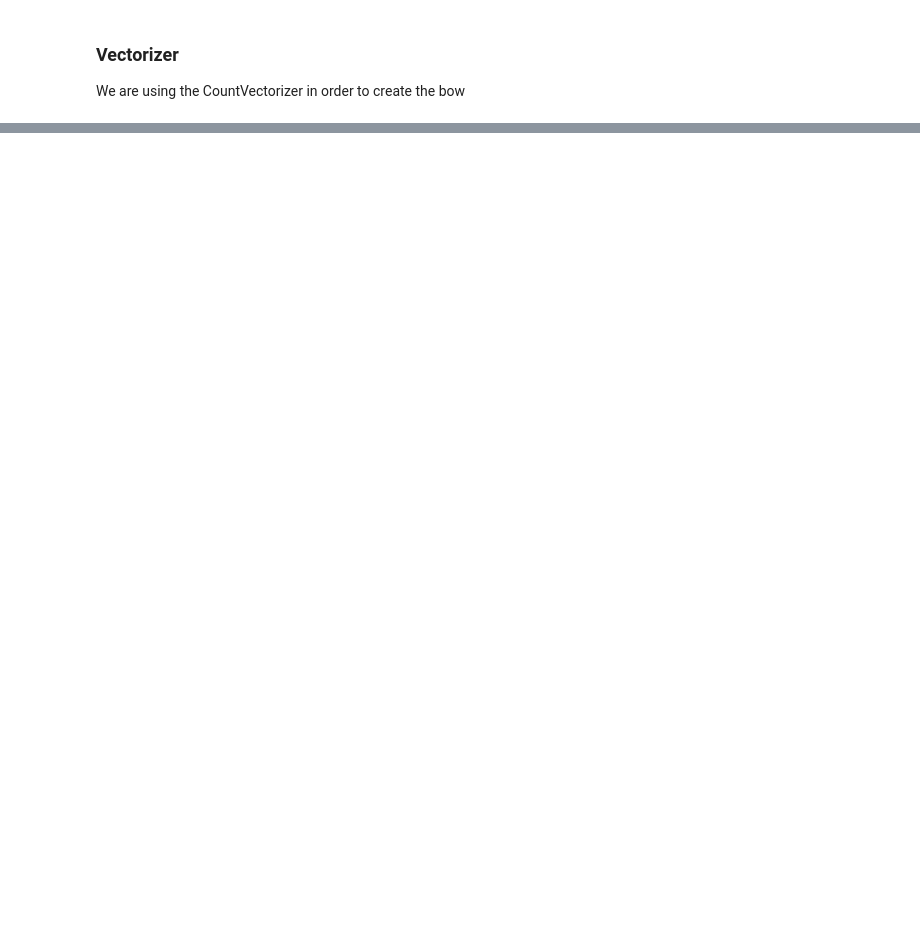
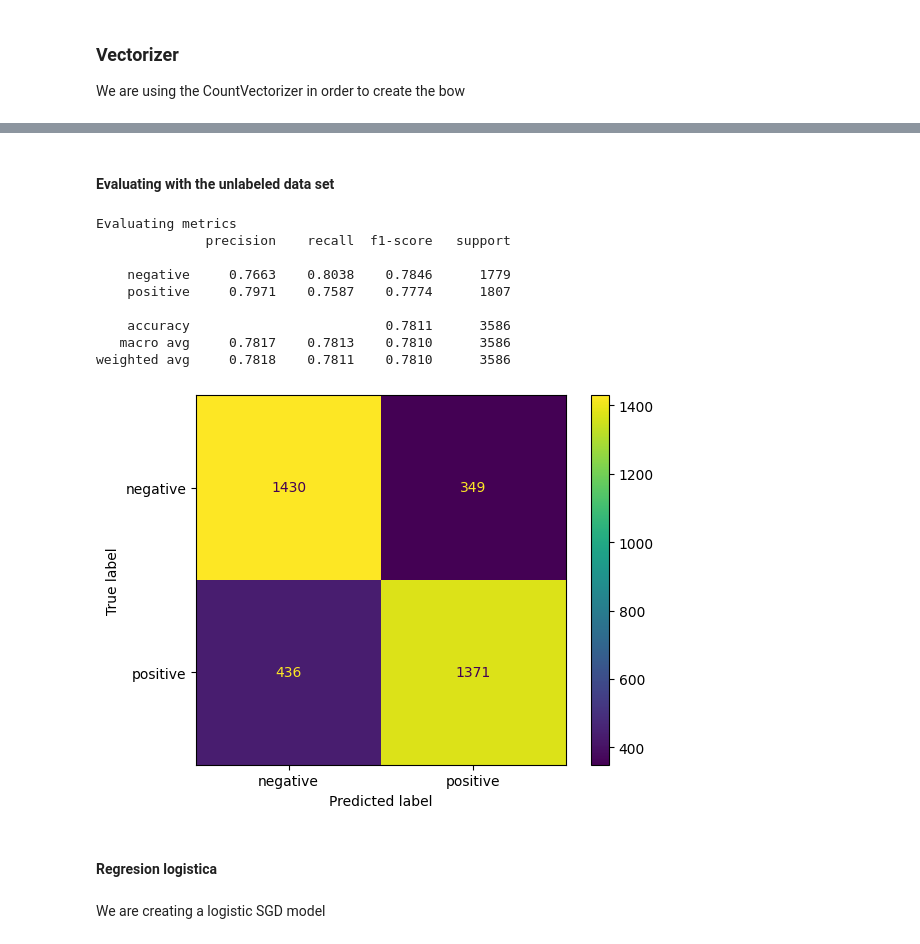
Before and after one commit to jcalixto202020774/NLP_HW03, a Jupyter notebook: SentimentAnalysis.ipynb, the cells around one changed output, grey strips where cells are left out. Cells and saved outputs as stored; diff of their text form; code cells hidden in the pictures; blank space fills up the shorter version.

```diff
--- a/SentimentAnalysis.ipynb
+++ b/SentimentAnalysis.ipynb
@@ -110,0 +297,6 @@ print(processed[1000])
+# %%
+dvd_nb = dvd_model['model']
+dvd_x_train = dvd_model['x_train']
+dvd_x_test = dvd_model['x_test']
+dvd_y_train = dvd_model['y_train']
+dvd_y_test = dvd_model['y_test']
@@ -110,0 +320,28 @@ print(processed[1000])
+# %% [markdown]
+#### Evaluating with the unlabeled data set
+# %%
+dvd_test_df = create_df('dvd_test.csv')
+# %%
+processed_test_dvd_df = apply_processing(dvd_test_df)
+# %%
+test_dvd_features = dvd_vectorizer.transform(processed_test_dvd_df['processed'].values)
+# %%
+un_dvd_x_test = test_dvd_features
+un_dvd_y_test = processed_test_dvd_df['label'].values
+
+evaluation(dvd_nb, un_dvd_x_test, un_dvd_y_test)
+# %% [output]
+Evaluating metrics
+              precision    recall  f1-score   support
+
+    negative     0.7663    0.8038    0.7846      1779
+    positive     0.7971    0.7587    0.7774      1807
+
+    accuracy                         0.7811      3586
+   macro avg     0.7817    0.7813    0.7810      3586
+weighted avg     0.7818    0.7811    0.7810      3586
+[figure, added]
+# %% [markdown]
+#### Regresion logistica
+# %% [markdown]
+We are creating a logistic SGD model
```
Also changed, not shown: parts of 110 cells of this notebook, 1 other file.
